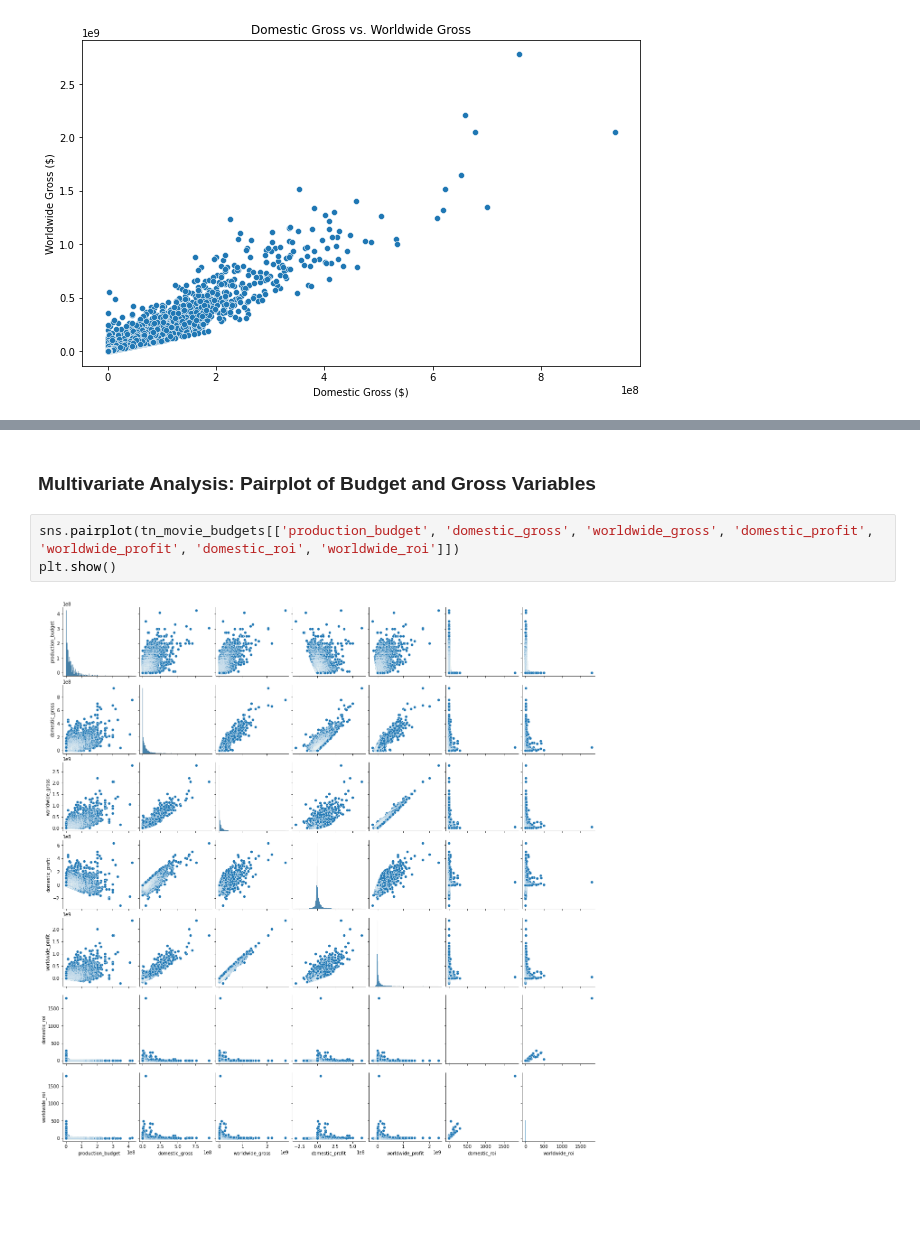
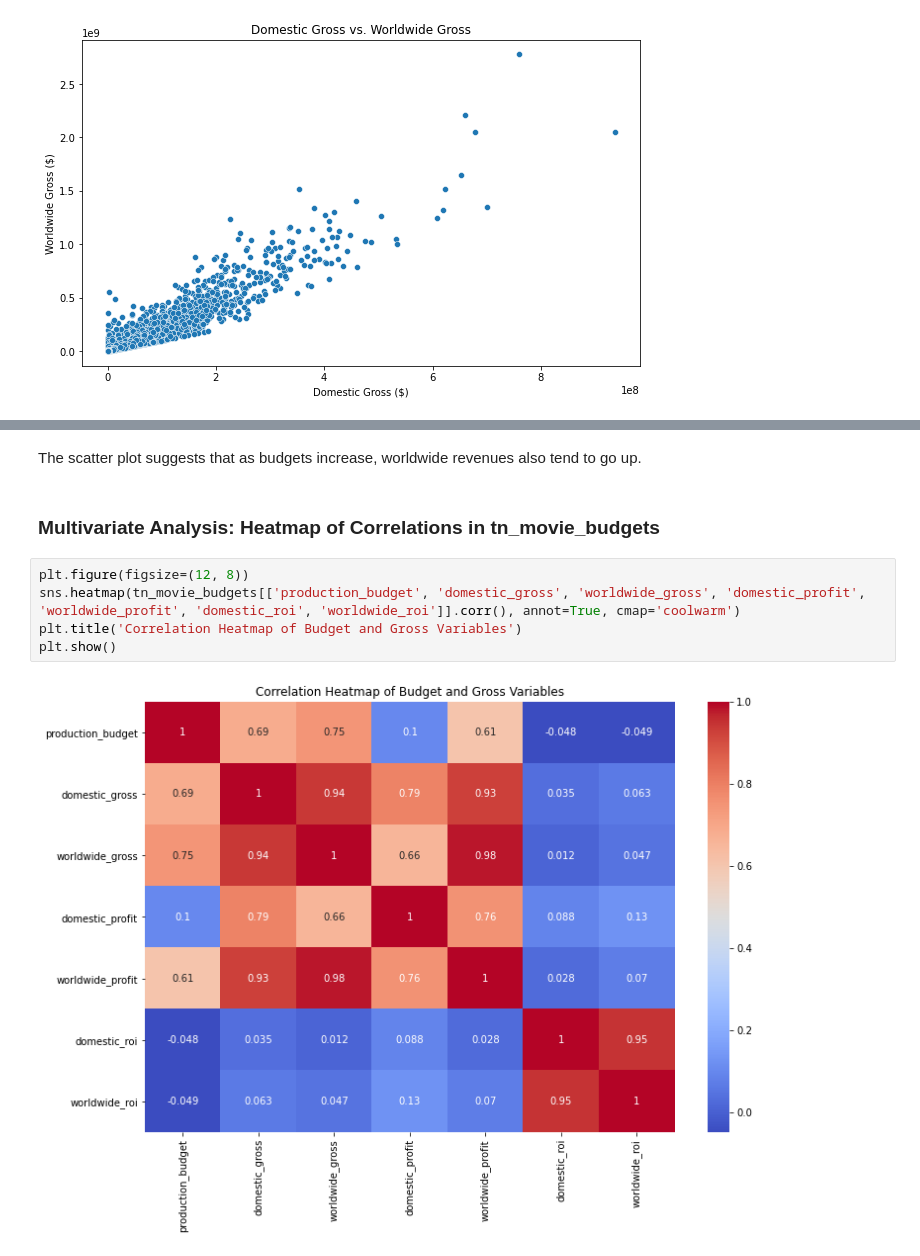
Before and after one commit to daveochieng8/Phase-1-Project, a Jupyter notebook: index.ipynb, the cells around one changed output, grey strips where cells are left out. Drawn from its saved outputs; the diff is of its cells as text; blank space fills up the shorter version.

Commit message:
Variables analysis

```diff
--- a/index.ipynb
+++ b/index.ipynb
@@ -419,7 +436,11 @@ plt.show()
+# %% [markdown]
+The scatter plot suggests that as budgets increase, worldwide revenues also tend to go up.
 # %% [markdown]
-### Multivariate Analysis: Pairplot of Budget and Gross Variables
+### Multivariate Analysis: Heatmap of Correlations in tn_movie_budgets
 # %%
-sns.pairplot(tn_movie_budgets[['production_budget', 'domestic_gross', 'worldwide_gross', 'domestic_profit', 'worldwide_profit', 'domestic_roi', 'worldwide_roi']])
+plt.figure(figsize=(12, 8))
+sns.heatmap(tn_movie_budgets[['production_budget', 'domestic_gross', 'worldwide_gross', 'domestic_profit', 'worldwide_profit', 'domestic_roi', 'worldwide_roi']].corr(), annot=True, cmap='coolwarm')
+plt.title('Correlation Heatmap of Budget and Gross Variables')
 plt.show()
 # %% [output]
-[figure, old version]
+[figure, new version]
```
Also changed, not shown: parts of 23 cells of this notebook.
